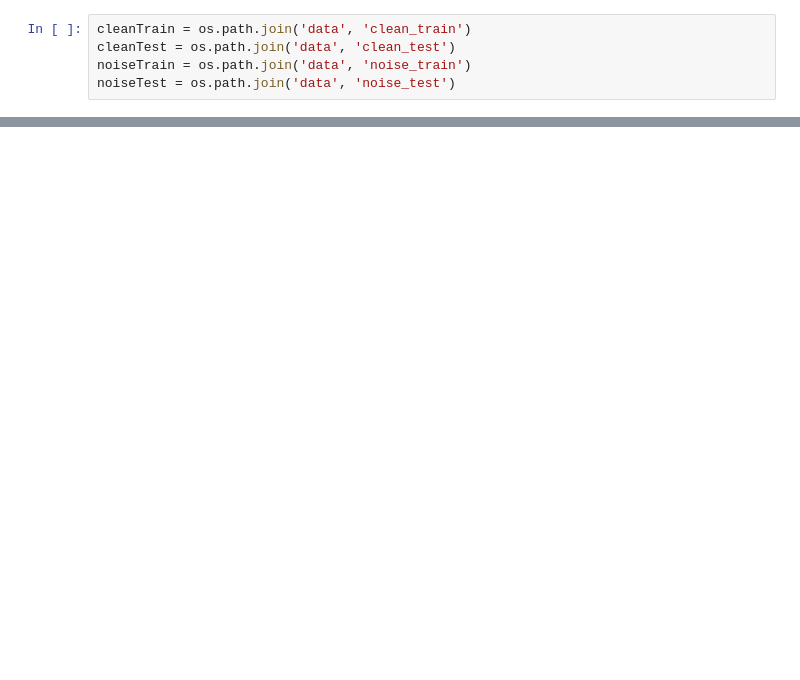
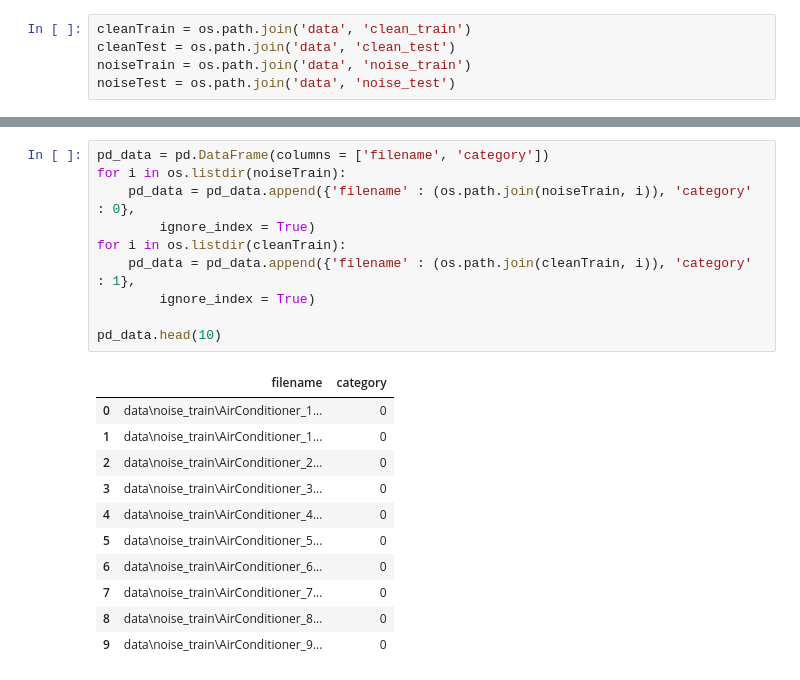
Before and after one commit to RyanBoomer30/NoiseFilter, a Jupyter notebook: data_prepare.ipynb, the cells around one changed output, grey strips where cells are left out. Cells and saved outputs as stored; diff of their text form; blank space fills up the shorter version.

```diff
--- a/data_prepare.ipynb
+++ b/data_prepare.ipynb
@@ -129,0 +76,22 @@ NameError: name 'model' is not defined
+# %%
+pd_data = pd.DataFrame(columns = ['filename', 'category'])
+for i in os.listdir(noiseTrain):
+    pd_data = pd_data.append({'filename' : (os.path.join(noiseTrain, i)), 'category' : 0},
+        ignore_index = True)
+for i in os.listdir(cleanTrain):
+    pd_data = pd_data.append({'filename' : (os.path.join(cleanTrain, i)), 'category' : 1},
+        ignore_index = True)
+
+pd_data.head(10)
+# %% [output]
+|  | filename | category |
+| 0 | data\noise_train\AirConditioner_1... | 0 |
+| 1 | data\noise_train\AirConditioner_1... | 0 |
+| 2 | data\noise_train\AirConditioner_2... | 0 |
+| 3 | data\noise_train\AirConditioner_3... | 0 |
+| 4 | data\noise_train\AirConditioner_4... | 0 |
+| 5 | data\noise_train\AirConditioner_5... | 0 |
+| 6 | data\noise_train\AirConditioner_6... | 0 |
+| 7 | data\noise_train\AirConditioner_7... | 0 |
+| 8 | data\noise_train\AirConditioner_8... | 0 |
+| 9 | data\noise_train\AirConditioner_9... | 0 |
```
Also changed, not shown: parts of 23 cells of this notebook.
